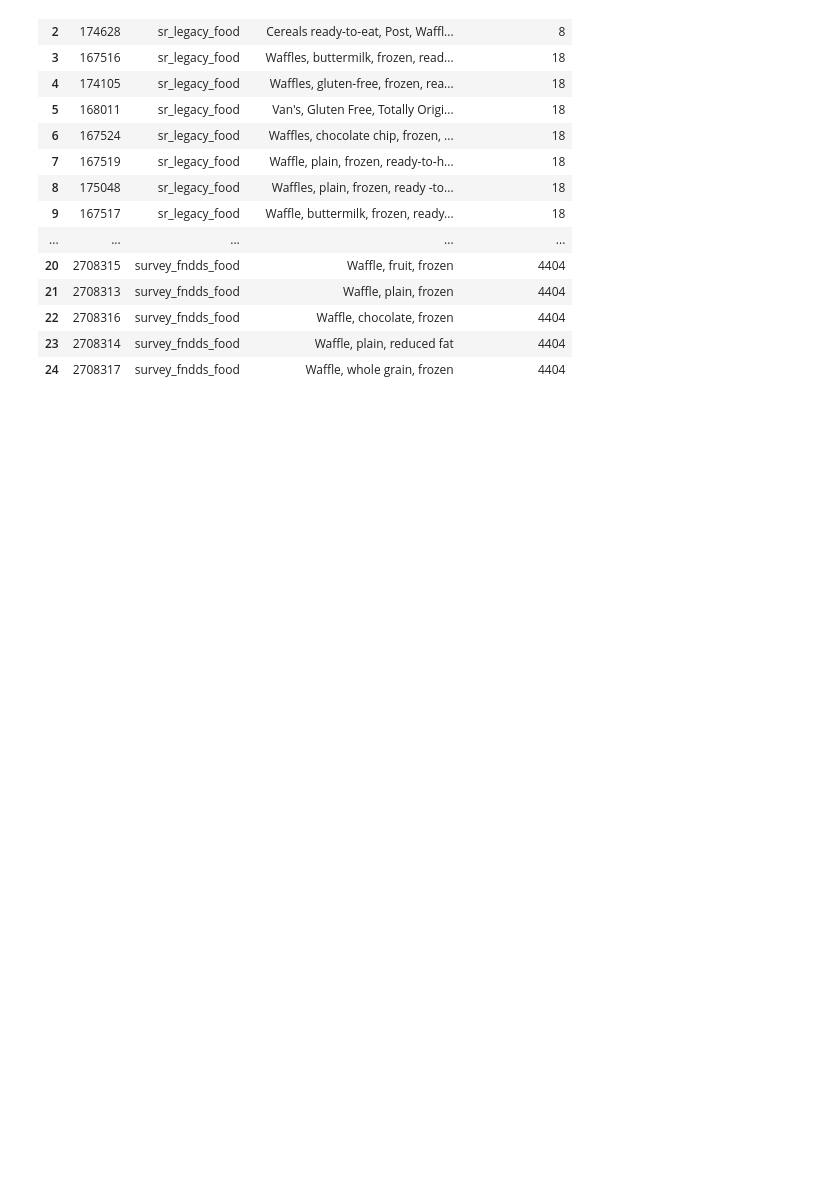
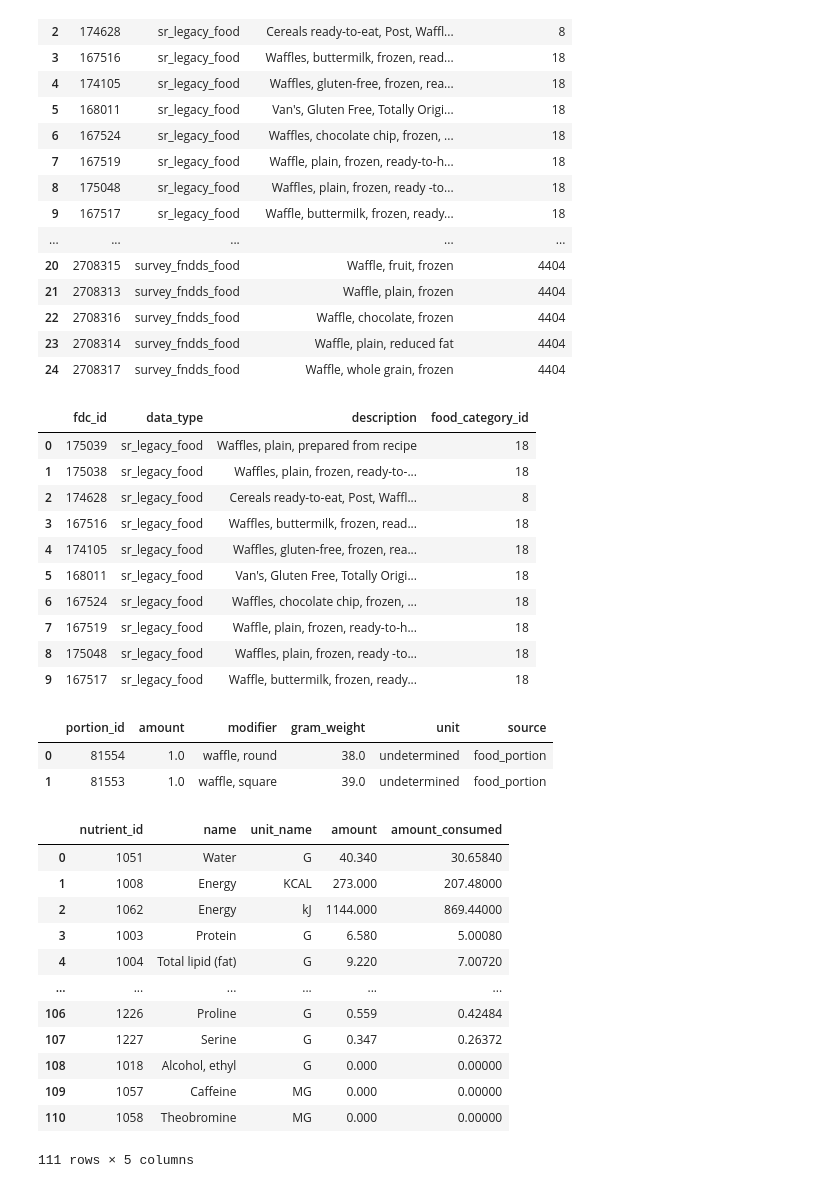
Before and after one commit to sam-volstad/nutrition_assistant, a Jupyter notebook: notebooks/nutrition_db.ipynb, the cells around one changed output. Cells and saved outputs as stored; diff of their text form; code cells hidden in the pictures; blank space fills up the shorter version.

```diff
--- a/notebooks/nutrition_db.ipynb
+++ b/notebooks/nutrition_db.ipynb
@@ -630,5 +623,14 @@ search_food("waffle", 25)
 # %%
 con.close()
 # %%
+from pathlib import Path
+import sys
+
+PROJECT_ROOT = Path.cwd().parent
+SRC_PATH = PROJECT_ROOT / "src"
+
+if str(SRC_PATH) not in sys.path:
+    sys.path.append(str(SRC_PATH))
+
 from nutrition_assistant.repositories.food_repository import FoodRepository
 from nutrition_assistant.engine.nutrition_engine import NutritionEngine
@@ -634,0 +642,37 @@ from nutrition_assistant.engine.nutrition_engine import NutritionEngine
+# %%
+display(repo.search("waffle", 10),
+repo.get_portions(167516),
+engine.calculate_portion_nutrients(
+    fdc_id=167516,
+    quantity=2
+)
+
+)
+# %% [output]
+|  | fdc_id | data_type | description | food_category_id |
+| 0 | 175039 | sr_legacy_food | Waffles, plain, prepared from recipe | 18 |
+| 1 | 175038 | sr_legacy_food | Waffles, plain, frozen, ready-to-... | 18 |
+| 2 | 174628 | sr_legacy_food | Cereals ready-to-eat, Post, Waffl... | 8 |
+| 3 | 167516 | sr_legacy_food | Waffles, buttermilk, frozen, read... | 18 |
+| 4 | 174105 | sr_legacy_food | Waffles, gluten-free, frozen, rea... | 18 |
+| 5 | 168011 | sr_legacy_food | Van's, Gluten Free, Totally Origi... | 18 |
+| 6 | 167524 | sr_legacy_food | Waffles, chocolate chip, frozen, ... | 18 |
+| 7 | 167519 | sr_legacy_food | Waffle, plain, frozen, ready-to-h... | 18 |
+| 8 | 175048 | sr_legacy_food | Waffles, plain, frozen, ready -to... | 18 |
+| 9 | 167517 | sr_legacy_food | Waffle, buttermilk, frozen, ready... | 18 |
+|  | portion_id | amount | modifier | gram_weight | unit | source |
+| 0 | 81554 | 1.0 | waffle, round | 38.0 | undetermined | food_portion |
+| 1 | 81553 | 1.0 | waffle, square | 39.0 | undetermined | food_portion |
+|  | nutrient_id | name | unit_name | amount | amount_consumed |
+| 0 | 1051 | Water | G | 40.340 | 30.65840 |
+| 1 | 1008 | Energy | KCAL | 273.000 | 207.48000 |
+| 2 | 1062 | Energy | kJ | 1144.000 | 869.44000 |
+| 3 | 1003 | Protein | G | 6.580 | 5.00080 |
+| 4 | 1004 | Total lipid (fat) | G | 9.220 | 7.00720 |
+| ... | ... | ... | ... | ... | ... |
+| 106 | 1226 | Proline | G | 0.559 | 0.42484 |
+| 107 | 1227 | Serine | G | 0.347 | 0.26372 |
+| 108 | 1018 | Alcohol, ethyl | G | 0.000 | 0.00000 |
+| 109 | 1057 | Caffeine | MG | 0.000 | 0.00000 |
+| 110 | 1058 | Theobromine | MG | 0.000 | 0.00000 |
+111 rows × 5 columns
```
Also changed, not shown: parts of 15 cells of this notebook, 2 other files.
